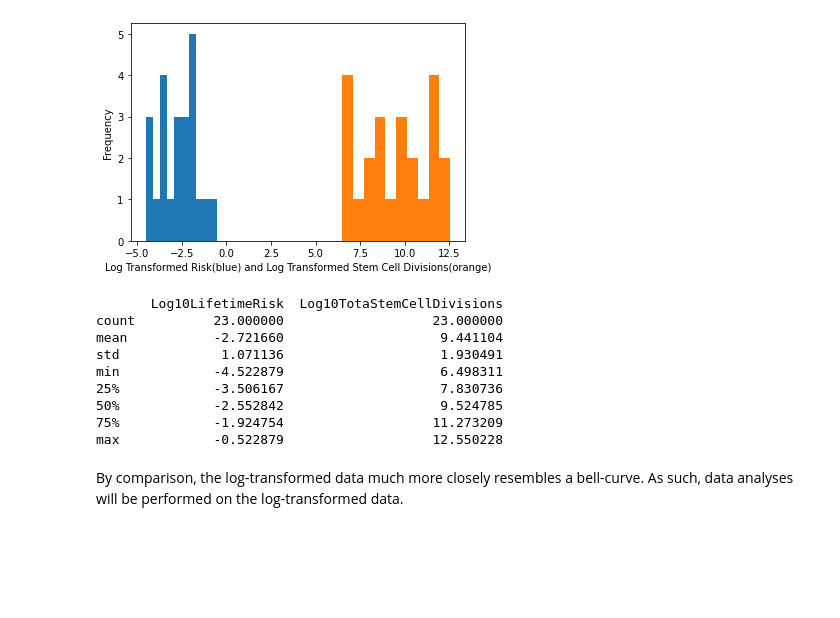
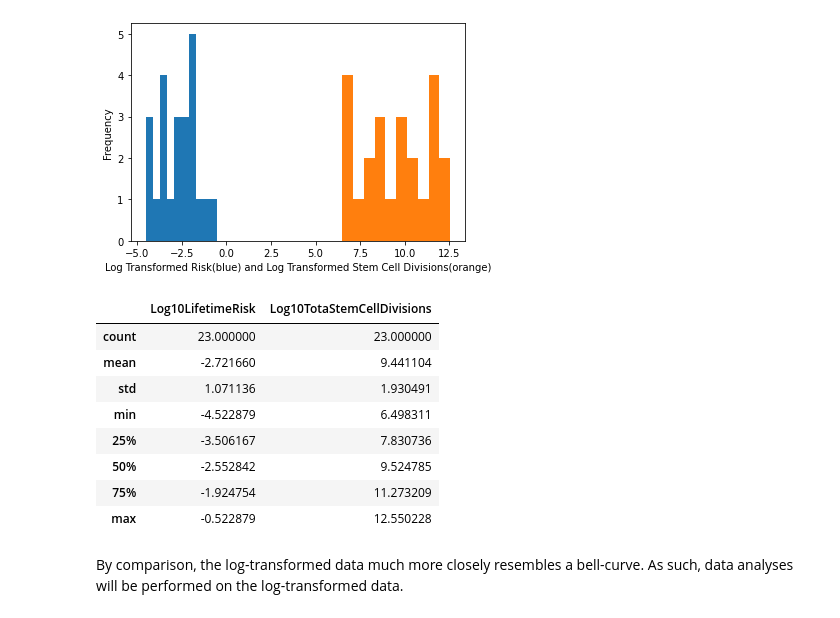
Before and after one commit to recurringjokehere/TomaStem, a Jupyter notebook: fatemap.ipynb, the cells around one changed output. Saved outputs shown, nothing was run; the diff lists cells and outputs as text; code cells hidden in the pictures; blank space fills up the shorter version.

```diff
--- a/fatemap.ipynb
+++ b/fatemap.ipynb
@@ -75,17 +75,17 @@ print('Histogram for both log transformed datasets')
 Histogram for both log transformed datasets
 [figure]
 # %%
-print(cancer_sc_df.describe())
+cancer_sc_df.describe()
 # %% [output]
-       Log10LifetimeRisk  Log10TotaStemCellDivisions
-count          23.000000                   23.000000
-mean           -2.721660                    9.441104
-std             1.071136                    1.930491
-min            -4.522879                    6.498311
-25%            -3.506167                    7.830736
-50%            -2.552842                    9.524785
-75%            -1.924754                   11.273209
-max            -0.522879                   12.550228
+|  | Log10LifetimeRisk | Log10TotaStemCellDivisions |
+| count | 23.000000 | 23.000000 |
+| mean | -2.721660 | 9.441104 |
+| std | 1.071136 | 1.930491 |
+| min | -4.522879 | 6.498311 |
+| 25% | -3.506167 | 7.830736 |
+| 50% | -2.552842 | 9.524785 |
+| 75% | -1.924754 | 11.273209 |
+| max | -0.522879 | 12.550228 |
 # %% [markdown]
 By comparison, the log-transformed data much more closely resembles a bell-curve. As such, data analyses will be performed on the log-transformed data.
 # %% [markdown]
```
